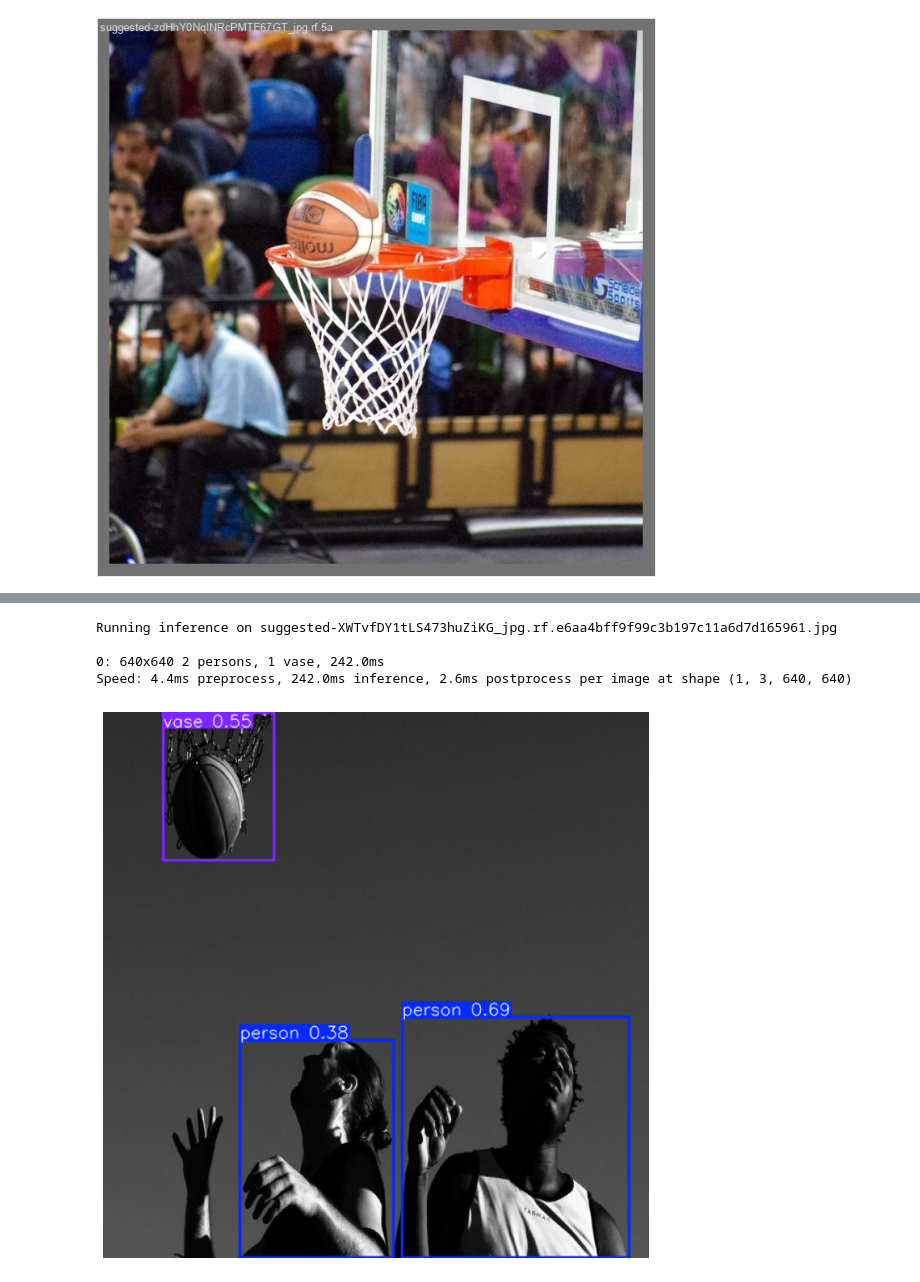
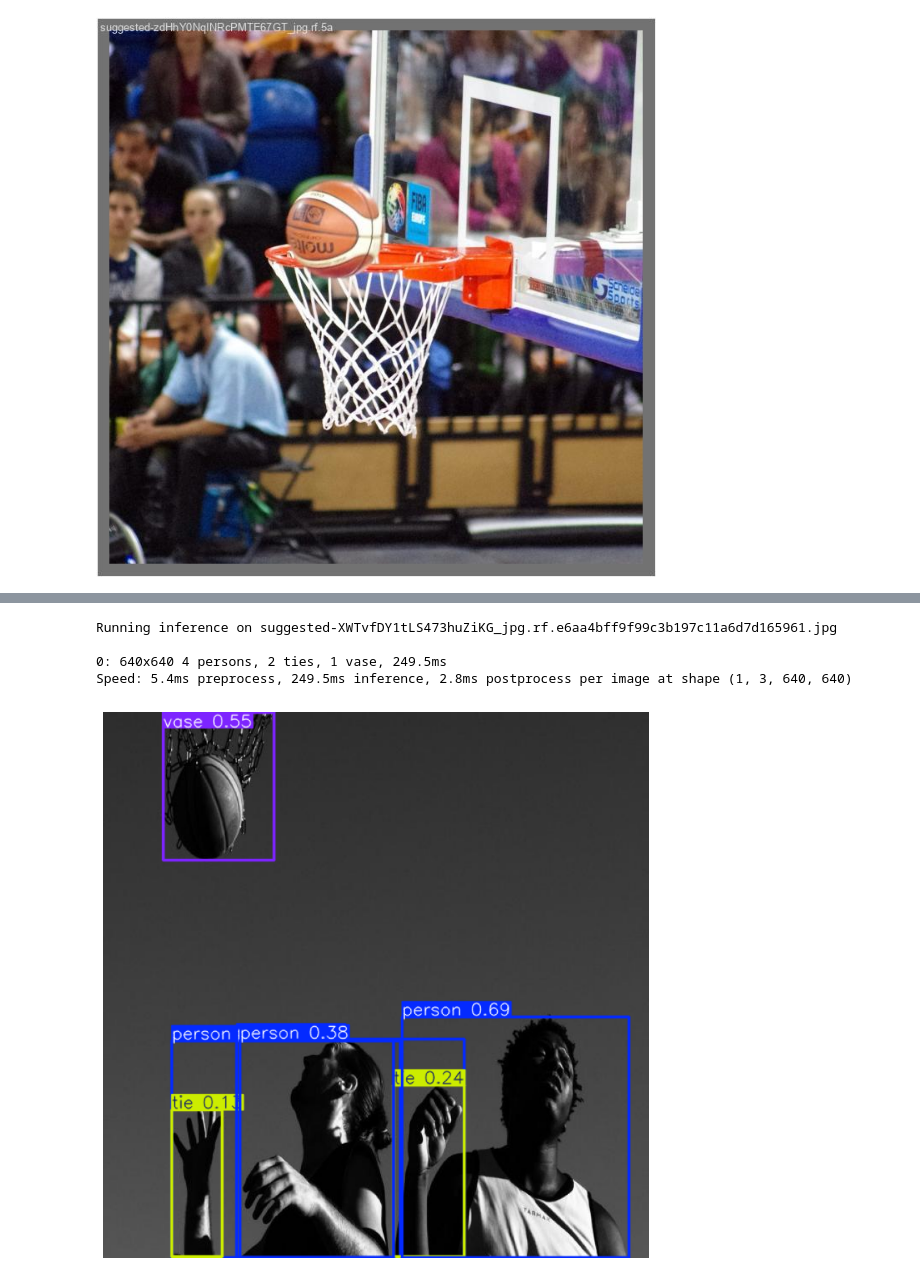
Before and after one commit to ast-abo/ShotTracker, a Jupyter notebook: ShotTrackerModelTraingScript.ipynb, the cells around one changed output, grey strips where cells are left out. Drawn from its saved outputs; the diff is of its cells as text; code cells hidden in the pictures.

```diff
--- a/ShotTrackerModelTraingScript.ipynb
+++ b/ShotTrackerModelTraingScript.ipynb
@@ -74,4 +76,4 @@ loading Roboflow project...
 # %%
 %cd {HOME}
 
-results = model.train(data="/content/datasets/Shot-Tracker-2/data.yaml", epochs=1, imgsz=640)
+results = model.train(data="/content/datasets/Shot-Tracker-2/data.yaml", epochs=100, imgsz=640, optimizer='adam', patience=10)
@@ -108,37 +148,37 @@ NameError: name 'project' is not defined
 # %%
 import os, random, cv2
 import supervision as sv
 import IPython
 import matplotlib.pyplot as plt
 
 # Location of test set images
 test_set_loc = '/content/datasets/Shot-Tracker-2/test/images'
 test_images = os.listdir(test_set_loc)
 
 # Run inference on 4 random test images, or fewer if fewer images are available
 for img_name in random.sample(test_images, min(4, len(test_images))):
     # Load image
     image = cv2.imread(os.path.join(test_set_loc, img_name))
     if image is None:
       continue
 
     print("Running inference on " + img_name)
 
     # Perform inference
-    results = model(image)
+    results = model.predict(image, conf=0.1)
     annotatedImage = results[0].plot()
 
     # Display the image using Matplotlib
     plt.figure(figsize=(10, 10))
     plt.imshow(cv2.cvtColor(annotatedImage, cv2.COLOR_BGR2RGB))  # Convert BGR to RGB for proper display
     plt.axis("off")  # Hide axis for better visualization
     plt.show()
 # %% [output]
 Running inference on suggested-XWTvfDY1tLS473huZiKG_jpg.rf.e6aa4bff9f99c3b197c11a6d7d165961.jpg
 
-0: 640x640 2 persons, 1 vase, 242.0ms
-Speed: 4.4ms preprocess, 242.0ms inference, 2.6ms postprocess per image at shape (1, 3, 640, 640)
+0: 640x640 4 persons, 2 ties, 1 vase, 249.5ms
+Speed: 5.4ms preprocess, 249.5ms inference, 2.8ms postprocess per image at shape (1, 3, 640, 640)
-[figure, old version]
+[figure, new version]
 # %%
 # Load the YOLO11 model
 
```
Also changed, not shown: parts of 9 cells of this notebook.
